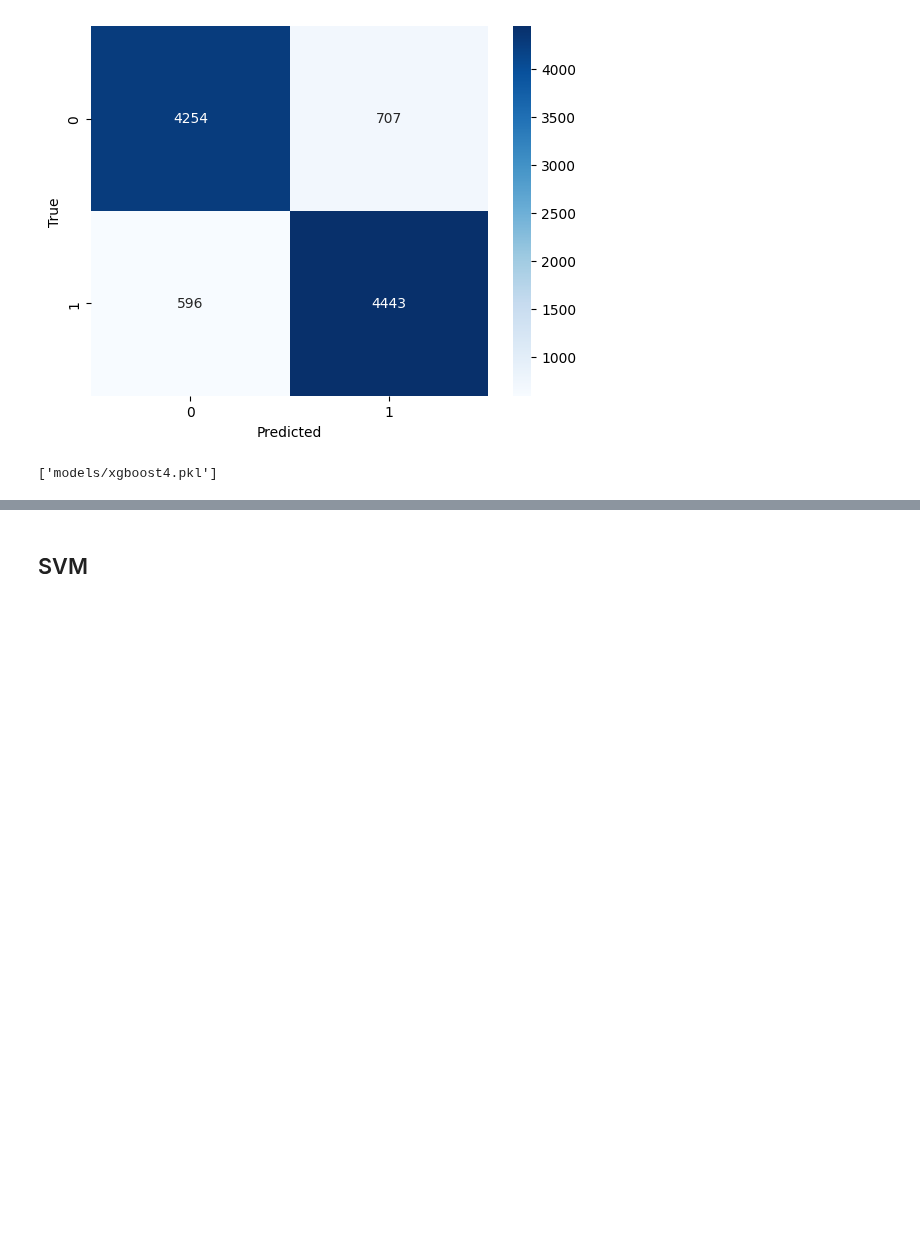
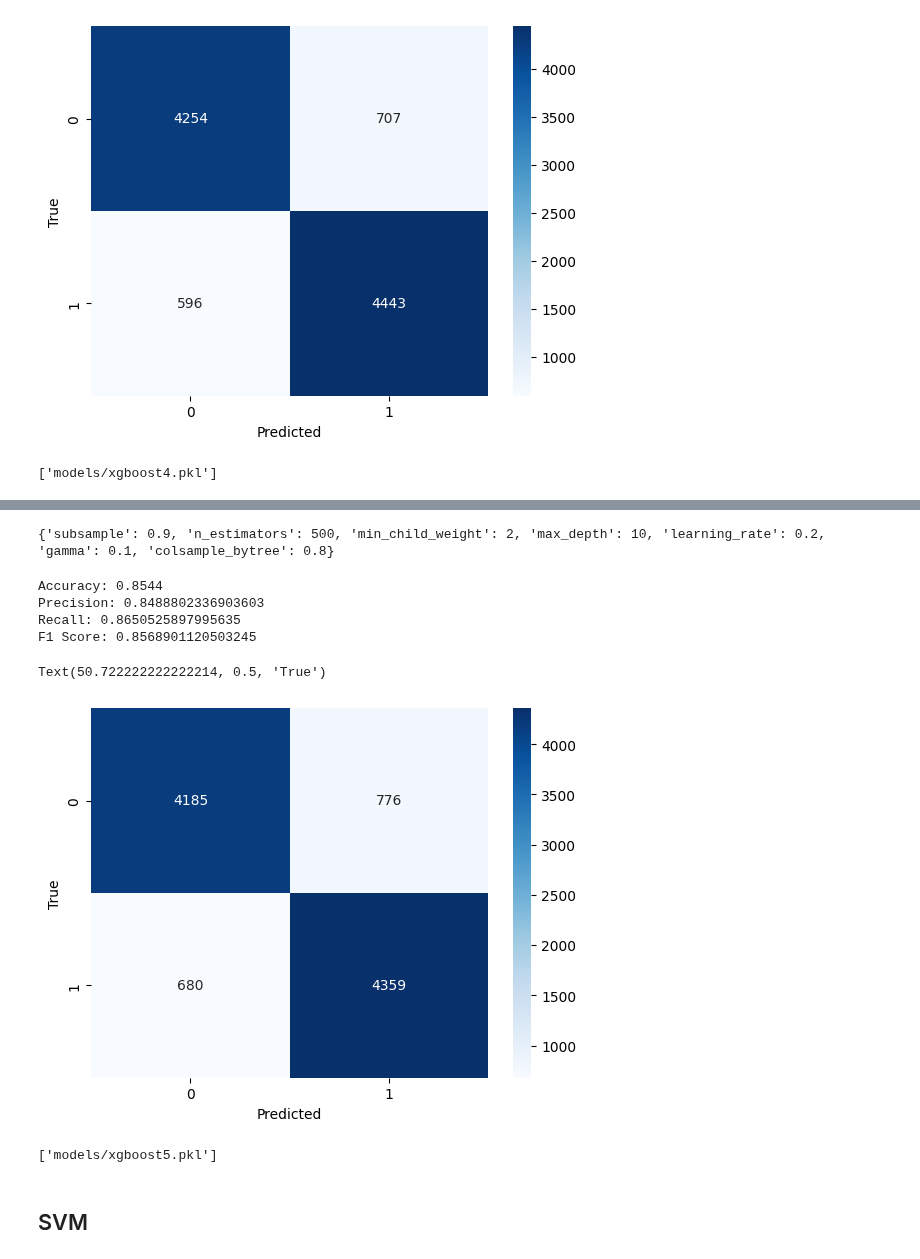
Before and after one commit to m-cabrerar/7506R-1C2023-GRUPO01, a Jupyter notebook: TP2/7506R_TP2_GRUPO01_ENTREGA.ipynb, the cells around one changed output, grey strips where cells are left out. Saved outputs shown, nothing was run; the diff lists cells and outputs as text; code cells hidden in the pictures; blank space fills up the shorter version.

Commit message:
xgboost 5

```diff
--- a/TP2/7506R_TP2_GRUPO01_ENTREGA.ipynb
+++ b/TP2/7506R_TP2_GRUPO01_ENTREGA.ipynb
@@ -629,0 +767,21 @@ test_ds[["ID","sentimiento"]].to_csv("submissions/xgboost4.csv", index=False)
+# %%
+from xgboost import XGBClassifier
+
+FOLDS = 6
+kfold = StratifiedKFold(n_splits=FOLDS)
+scorer_fn = make_scorer(f1_score, zero_division=1)
+
+hiperparametros = {
+    'n_estimators': [10, 100, 200, 300, 500],
+    'max_depth': [4, 5, 6, 7, 8, 10],
+    'learning_rate': [0.01, 0.05, 0.1, 0.2, 0.3],
+    'gamma': [0, 0.1, 0.2, 0.3, 0.4],
+    'min_child_weight': [1, 2, 3, 4, 5],
+    'subsample': [0.5, 0.6, 0.7, 0.8, 0.9],
+    'colsample_bytree': [0.5, 0.6, 0.7, 0.8, 0.9]
+}
+
+xgb = XGBClassifier(random_state=42)
+
+rs = RandomizedSearchCV(xgb, hiperparametros, scoring=scorer_fn, cv=kfold, n_jobs=-1, verbose=2, n_iter=100)
+rs.fit(X_train, y_train)
@@ -629,0 +807,36 @@ test_ds[["ID","sentimiento"]].to_csv("submissions/xgboost4.csv", index=False)
+# %%
+print(rs.best_params_)
+# %% [output]
+{'subsample': 0.9, 'n_estimators': 500, 'min_child_weight': 2, 'max_depth': 10, 'learning_rate': 0.2, 'gamma': 0.1, 'colsample_bytree': 0.8}
+# %%
+best_params = {'subsample': 0.9, 'n_estimators': 500, 'min_child_weight': 2, 'max_depth': 10, 'learning_rate': 0.2, 'gamma': 0.1, 'colsample_bytree': 0.8}
+# %%
+xgb = XGBClassifier(**best_params)
+xgb.fit(X_train, y_train)
+y_pred = xgb.predict(X_test)
+# %%
+# Metricas
+print("Accuracy:", metrics.accuracy_score(y_test, y_pred))
+print("Precision:", metrics.precision_score(y_test, y_pred))
+print("Recall:", metrics.recall_score(y_test, y_pred))
+print("F1 Score:", metrics.f1_score(y_test, y_pred))
+# %% [output]
+Accuracy: 0.8544
+Precision: 0.8488802336903603
+Recall: 0.8650525897995635
+F1 Score: 0.8568901120503245
+# %%
+#Creo matriz de confusión
+tabla=confusion_matrix(y_test,y_pred)
+
+#Grafico matriz de confusión
+sns.heatmap(tabla, cmap='Blues',annot=True,fmt='g')
+plt.xlabel('Predicted')
+plt.ylabel('True')
+# %% [output]
+Text(50.722222222222214, 0.5, 'True')
+[figure, added]
+# %%
+joblib.dump(xgb, f"models/xgboost5.pkl")
+# %% [output]
+['models/xgboost5.pkl']
```
Also changed, not shown: parts of 42 cells of this notebook, 2 other files.
